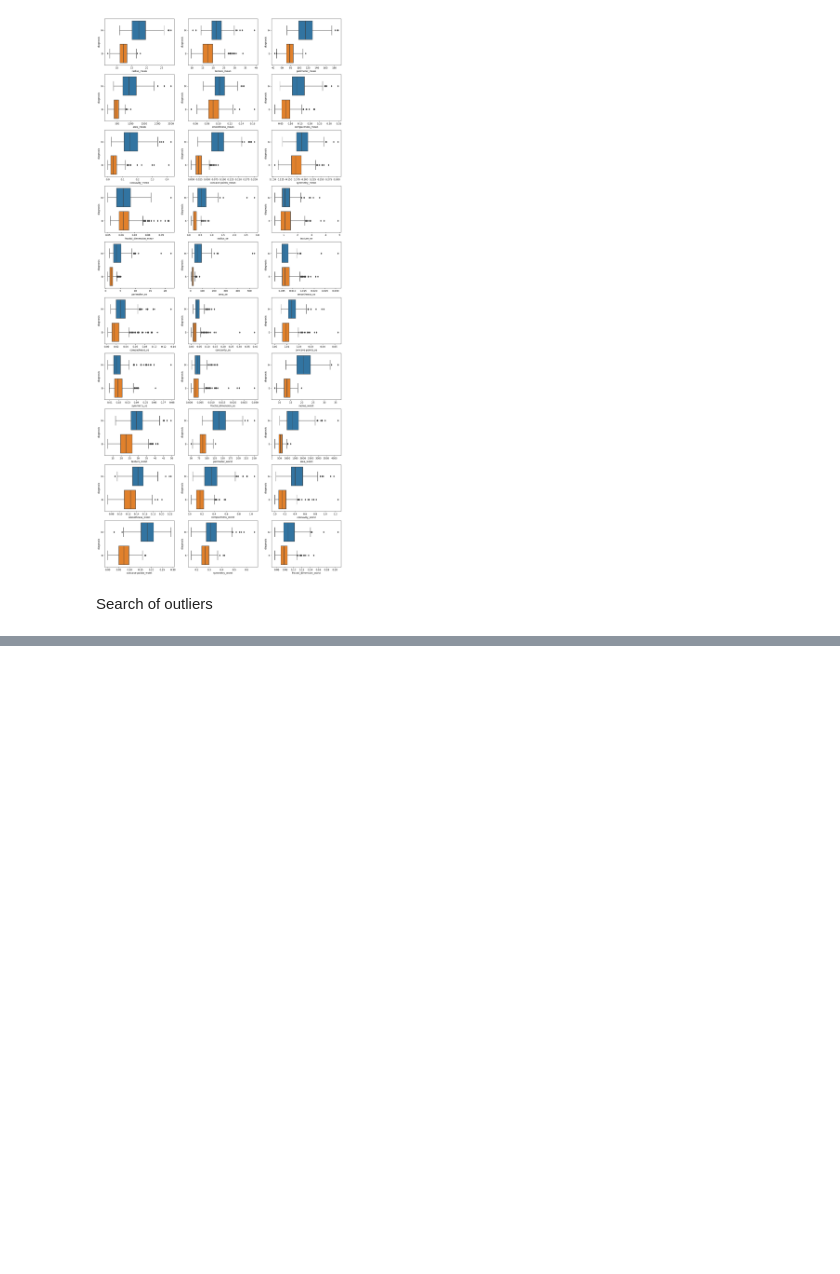
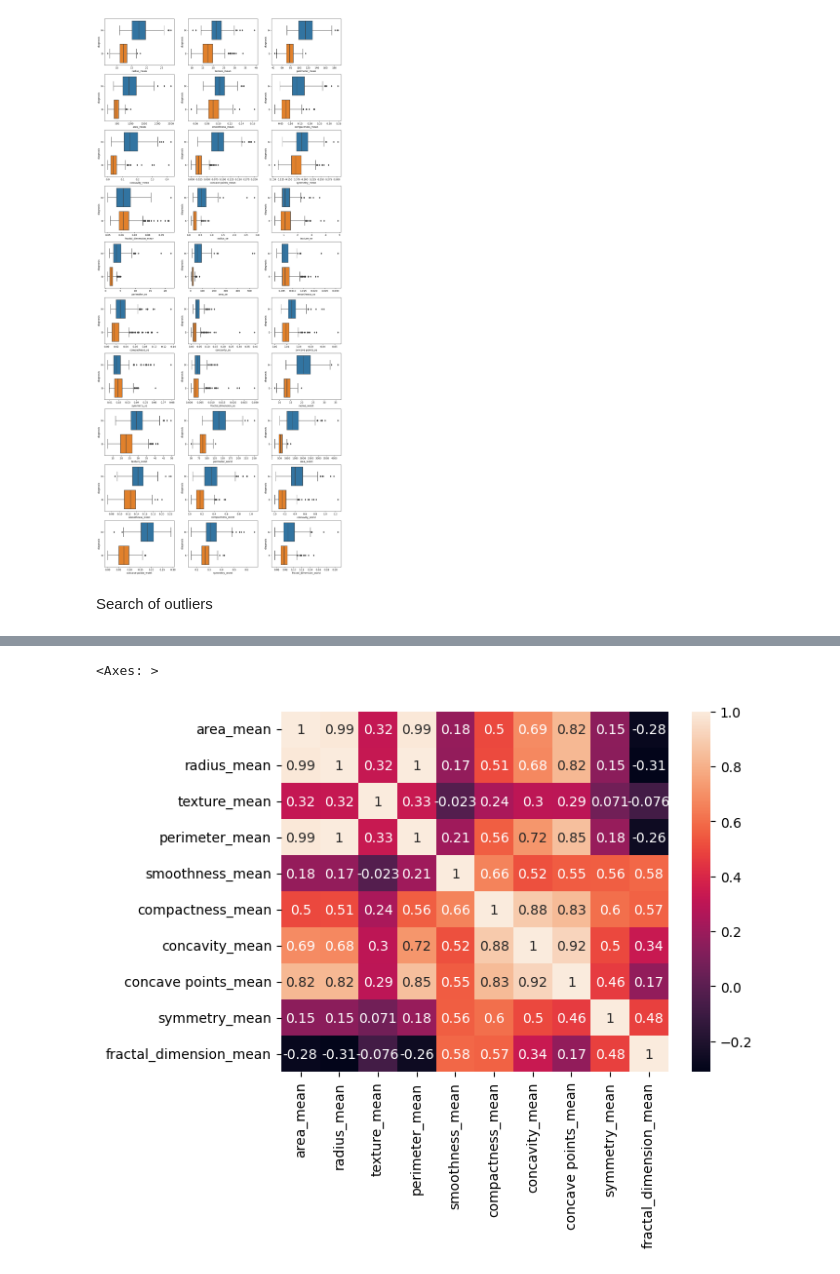
Before and after one commit to GITGENome/sein, a Jupyter notebook: P3_sein.ipynb, the cells around one changed output, grey strips where cells are left out. Saved outputs shown, nothing was run; the diff lists cells and outputs as text; code cells hidden in the pictures; blank space fills up the shorter version.

```diff
--- a/P3_sein.ipynb
+++ b/P3_sein.ipynb
@@ -145,0 +91,5 @@ df_sein[df_sein['smoothness_mean']>0.15]
+# %%
+sns.heatmap(df_sein[['area_mean', 'radius_mean', 'texture_mean', 'perimeter_mean','smoothness_mean', 'compactness_mean', 'concavity_mean',  'concave points_mean', 'symmetry_mean', 'fractal_dimension_mean']].corr(), annot=True)
+# %% [output]
+<Axes: >
+[figure, added]
```
Also changed, not shown: parts of 11 cells of this notebook.
